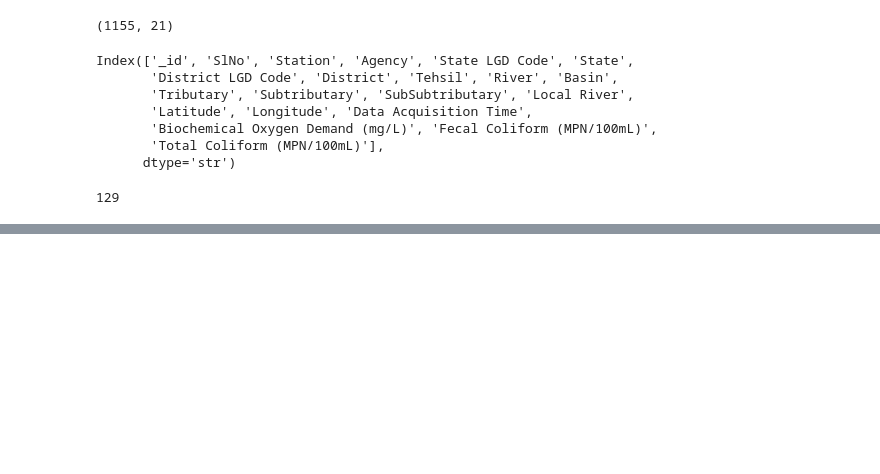
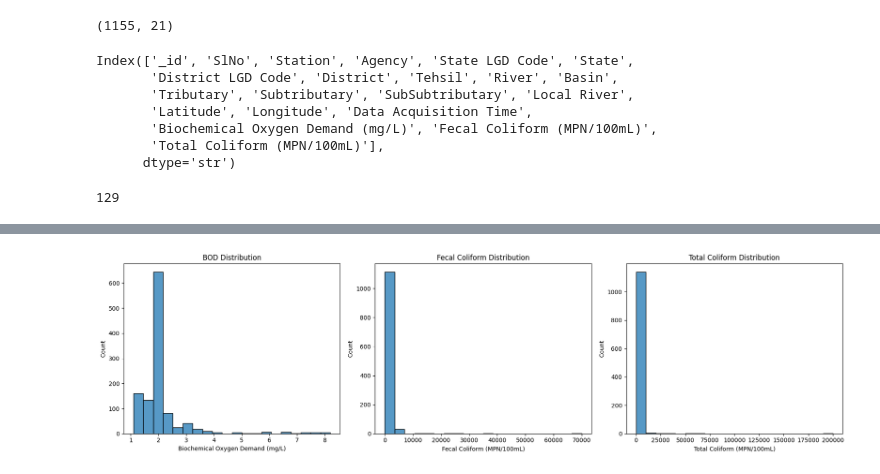
Before and after one commit to SanjanaPS502428/Water-Quality-Analysis, a Jupyter notebook: notebooks/02_water_quality_eda.ipynb, the cells around one changed output, grey strips where cells are left out. Cells and saved outputs as stored; diff of their text form; code cells hidden in the pictures; blank space fills up the shorter version.

```diff
--- a/notebooks/02_water_quality_eda.ipynb
+++ b/notebooks/02_water_quality_eda.ipynb
@@ -22,0 +39,19 @@ df["Station"].nunique()
+# %%
+import matplotlib.pyplot as plt
+import seaborn as sns
+
+fig, axes = plt.subplots(1, 3, figsize=(18, 5))
+
+sns.histplot(df["Biochemical Oxygen Demand (mg/L)"], bins=20, ax=axes[0])
+axes[0].set_title("BOD Distribution")
+
+sns.histplot(df["Fecal Coliform (MPN/100mL)"], bins=20, ax=axes[1])
+axes[1].set_title("Fecal Coliform Distribution")
+
+sns.histplot(df["Total Coliform (MPN/100mL)"], bins=20, ax=axes[2])
+axes[2].set_title("Total Coliform Distribution")
+
+plt.tight_layout()
+plt.show()
+# %% [output]
+[figure, added]
```
Also changed, not shown: parts of 4 cells of this notebook.
